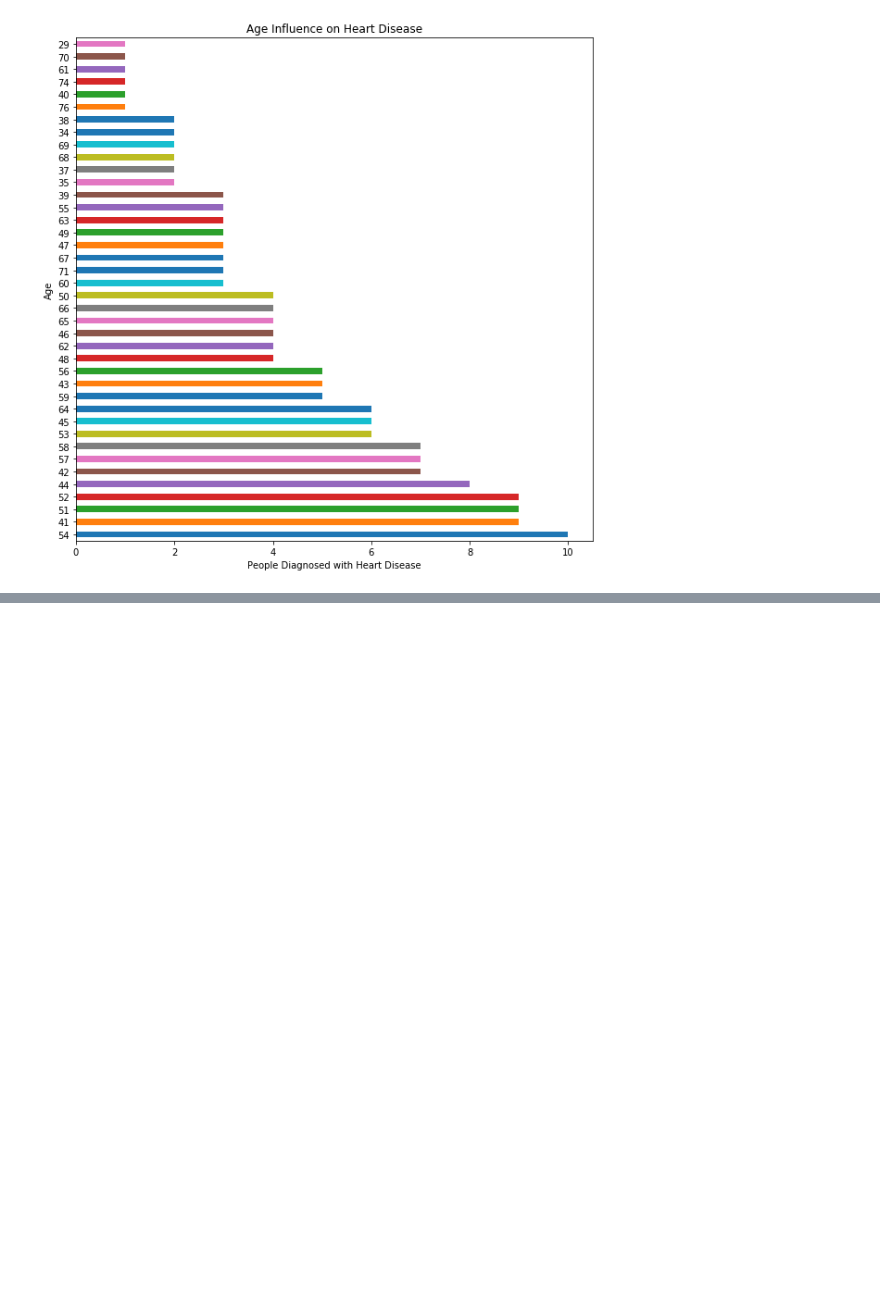
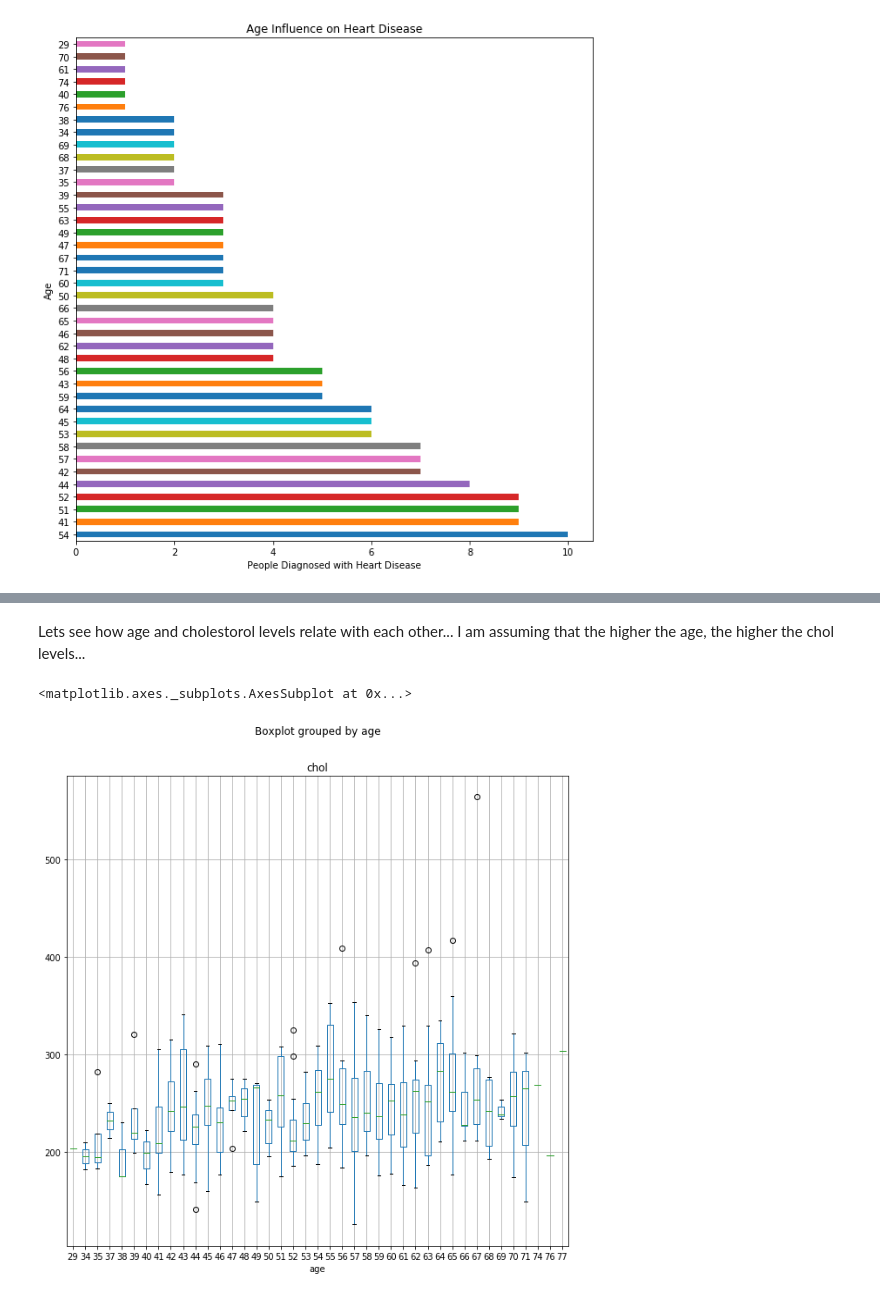
Before and after one commit to AmitRanganathan/Data-analysis-graphing, a Jupyter notebook: Heart Disease /Heart Disease Data - Kaggle.ipynb, the cells around one changed output, grey strips where cells are left out. Cells and saved outputs as stored; diff of their text form; code cells hidden in the pictures; blank space fills up the shorter version.

```diff
--- a/Heart Disease /Heart Disease Data - Kaggle.ipynb
+++ b/Heart Disease /Heart Disease Data - Kaggle.ipynb
@@ -83,0 +122,7 @@ Text(0, 0.5, 'Age')
+# %% [markdown]
+Lets see how age and cholestorol levels relate with each other... I am assuming that the higher the age, the higher the chol levels...
+# %%
+data.boxplot(column='chol', by='age', figsize=(10,10))
+# %% [output]
+<matplotlib.axes._subplots.AxesSubplot at 0x...>
+[figure, added]
```
Also changed, not shown: parts of 6 cells of this notebook, 1 other file.
